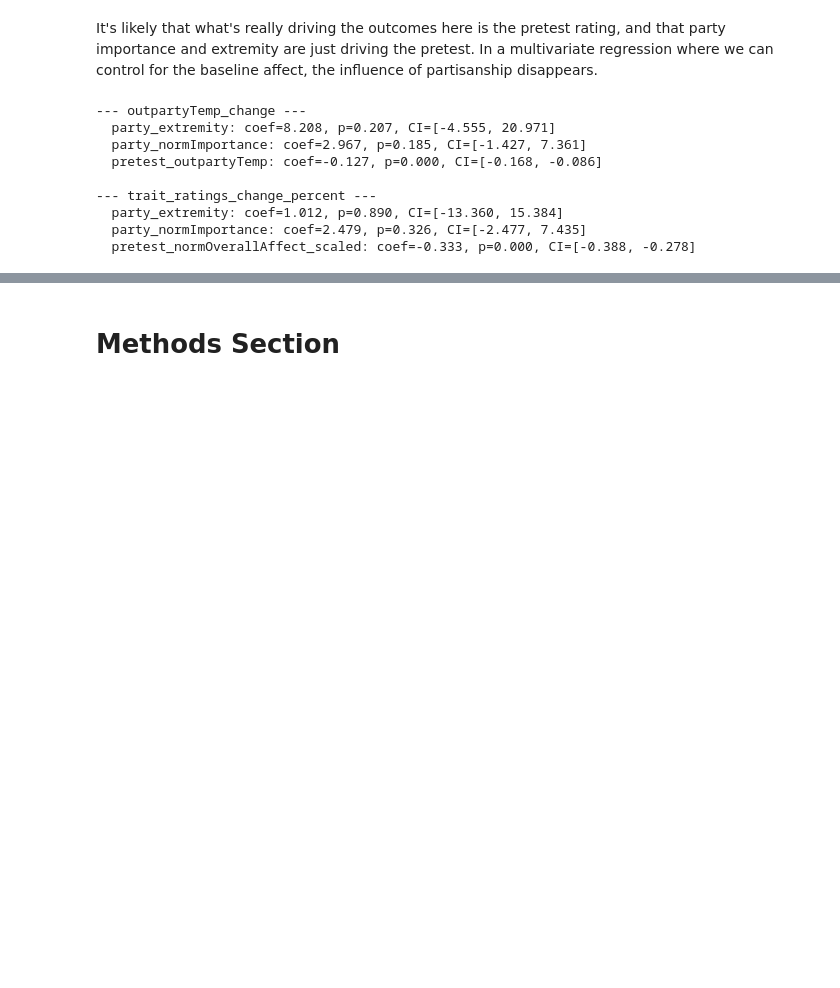
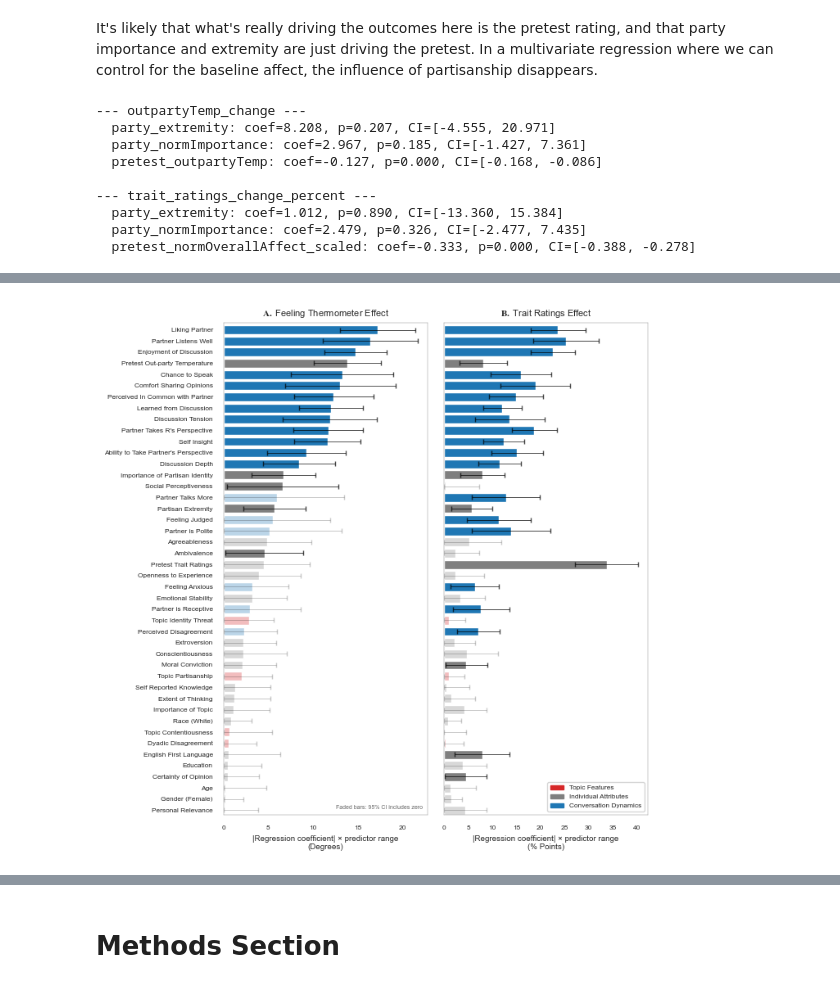
Before and after one commit to Watts-Lab/topic_choice, a Jupyter notebook: analyze_study_data.ipynb, the cells around one changed output, grey strips where cells are left out. Drawn from its saved outputs; the diff is of its cells as text; code cells hidden in the pictures; blank space fills up the shorter version.

```diff
--- a/analyze_study_data.ipynb
+++ b/analyze_study_data.ipynb
@@ -2808,3 +2260,102 @@ plt.show()
+# %%
+# Figure 4: Cross-predictor comparison of effect sizes (scaled by range) with CIs
+import numpy as np
+import matplotlib.pyplot as plt
+import matplotlib.patches as mpatches
+import matplotlib.colors as mcolors
+
+group_colors = {
+    "IVs": "tab:red",
+    "other_predictors_1": "tab:gray",
+    "other_predictors_2": "tab:blue"
+}
+differences_df["Color"] = differences_df["Group"].map(group_colors)
+n = len(differences_df)
+
+# Alpha: full opacity if CI excludes zero, faded if CI includes zero
+ALPHA_SIG = 1.0
+ALPHA_NS = 0.3
+
+def get_alphas(df, suffix):
+    """Return per-bar alpha based on whether CI includes zero."""
+    return [ALPHA_SIG if row[f"CI_lower_{suffix}"] > 0 else ALPHA_NS
+            for _, row in df.iterrows()]
+
+def apply_alpha(colors, alphas):
+    """Convert named colors + per-bar alphas to RGBA."""
+    return [mcolors.to_rgba(c, alpha=a) for c, a in zip(colors, alphas)]
+
+def plot_panel(ax, df, suffix, xlabel, title):
+    alphas = get_alphas(df, suffix)
+    bar_colors = apply_alpha(df["Color"], alphas)
+
+    errs = np.vstack([
+        np.abs(df[f"Difference_{suffix}"] - df[f"CI_lower_{suffix}"]),
+        np.abs(df[f"CI_upper_{suffix}"] - df[f"Difference_{suffix}"])
+    ])
+
+    # Plot bars without error bars first
+    bars = ax.barh(df["Label"], df[f"Difference_{suffix}"], color=bar_colors)
+
+    # Add error bars individually with matched alpha
+    for i, (val, alpha) in enumerate(zip(df[f"Difference_{suffix}"], alphas)):
+        ax.errorbar(
+            val, i,
+            xerr=[[errs[0, i]], [errs[1, i]]],
+            fmt='none',
+            ecolor='black',
+            alpha=alpha * 0.7,
+            capsize=2,
+            linewidth=0.7,
+        )
+
+    ax.set_xlabel(xlabel, fontsize=7)
+    ax.set_title(title, fontsize=8)
+    ax.tick_params(axis='x', labelsize=6)
+    ax.set_ylim(n - 0.6, -0.6)
+
+fig, axs = plt.subplots(1, 2, figsize=(7, 7), sharey=True)
+
+plot_panel(axs[0], differences_df, "temp",
+           "|Regression coefficient| \u00d7 predictor range\n(Degrees)",
+           r'$\mathbf{A.}$ Feeling Thermometer Effect')
+axs[0].tick_params(axis='y', labelsize=6)
+
+plot_panel(axs[1], differences_df, "trait",
+           "|Regression coefficient| \u00d7 predictor range\n(% Points)",
+           r'$\mathbf{B.}$ Trait Ratings Effect')
+axs[1].tick_params(axis='y', labelleft=False)
+
+# legend
+patches = [
+    mpatches.Patch(color=group_colors["IVs"],               label="Topic Features"),
+    mpatches.Patch(color=group_colors["other_predictors_1"], label="Individual Attributes"),
+    mpatches.Patch(color=group_colors["other_predictors_2"], label="Conversation Dynamics"),
+]
+axs[1].legend(handles=patches, loc='lower right', fontsize=6, frameon=True)
+
+# note inset
+axs[0].text(
+    0.975, 0.01,
+    # "|Coefficient| \u00d7 range\n(observed for topic features,\nmean bootstrap range for others)\nFaded bars: 95% CI includes zero",
+    "Faded bars: 95% CI includes zero",
+    transform=axs[0].transAxes,
+    ha='right', va='bottom',
+    fontsize=5, color='dimgray'
+)
+
+for ax in axs:
+    ax.grid(False)
+    for spine in ax.spines.values():
+        spine.set_edgecolor('gray')
+        spine.set_linewidth(0.3)
+
+plt.tight_layout()
+plt.savefig('fig_single_predictors_panel.pdf')
+plt.savefig('fig_single_predictors_panel.png', dpi=300)
+plt.show()
+# %% [output]
+[figure, added]
 # %%
 print(f"Effects of each predictor on the two dependent variables are correlated at {differences_df['Difference_temp'].corr(differences_df['Difference_trait']):.2f}, pvalue={stats.pearsonr(differences_df['Difference_temp'], differences_df['Difference_trait'])[1]:.8f}.")
 # %% [output]
```
Also changed, not shown: parts of 117 cells of this notebook, 17 other files.
